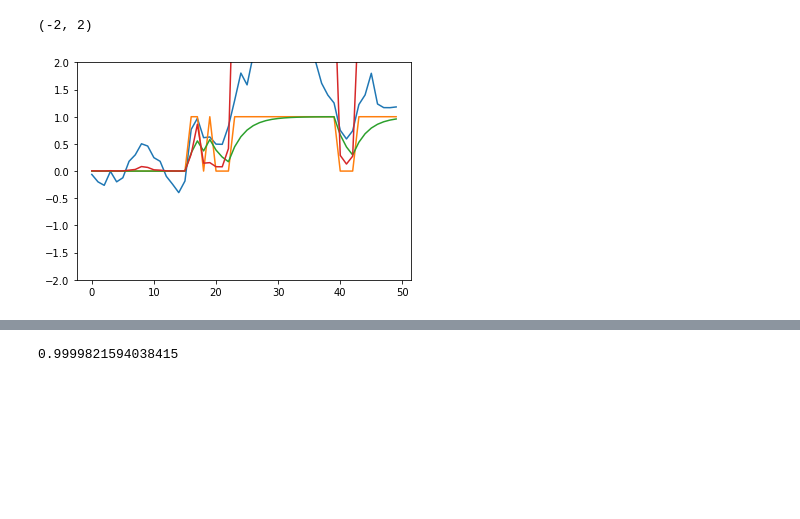
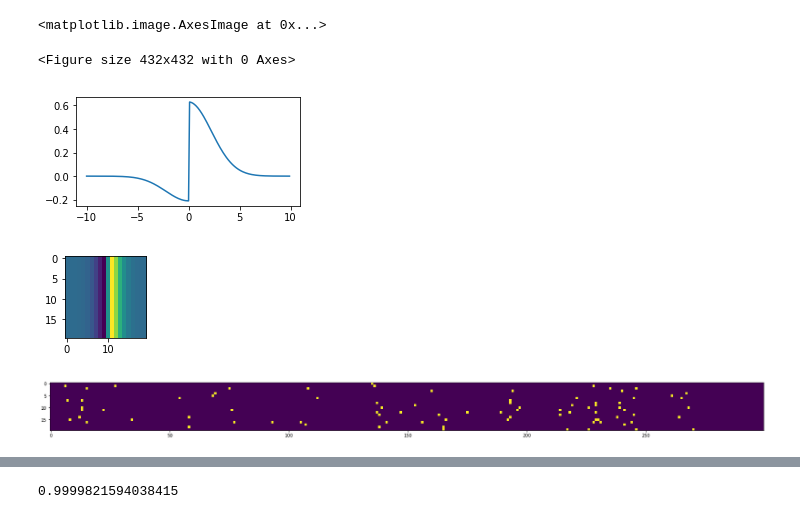
Before and after one commit to superrrpotato/STDP, a Jupyter notebook: STDP.ipynb, the cells around one changed output, grey strips where cells are left out. Saved outputs shown, nothing was run; the diff lists cells and outputs as text; code cells hidden in the pictures; blank space fills up the shorter version.

```diff
--- a/STDP.ipynb
+++ b/STDP.ipynb
@@ -89,10 +113,22 @@ a.plot()
-# %%
-plt.plot(a.membrane_potentials[1])
-# plt.plot(a.rho_0 * np.exp(a.membrane_potentials[0]))
-plt.plot(a.spike_train[1])
-plt.plot(a.psc[1])
-plt.plot(a.firing_rate[1])
-plt.ylim(-2,2)
-# %% [output]
-(-2, 2)
-[figure, removed]
+# %%
+x = np.arange(-10,10,0.1)
+y = 0.42*np.exp(-x**2/(10))*(np.sign(x)+0.5)
+plt.figure(figsize=(6,6))
+plt.figure(figsize=(4,2))
+plt.plot(x,y)
+
+x = np.arange(-10,10,1)
+y = np.exp(-x**2/(10))*(np.sign(x)+0.3)
+z = np.empty((20,20),dtype=np.float32)
+z[:]=y
+plt.figure(figsize=(1.5,1.5))
+plt.imshow(z)
+
+plt.figure(figsize=(30,2))
+plt.imshow(a.spike_train)
+# %% [output]
+<matplotlib.image.AxesImage at 0x...>
+<Figure size 432x432 with 0 Axes>
+[figure, added]
+[figure, added]
+[figure, added]
```
Also changed, not shown: parts of 8 cells of this notebook, 1 other file.
